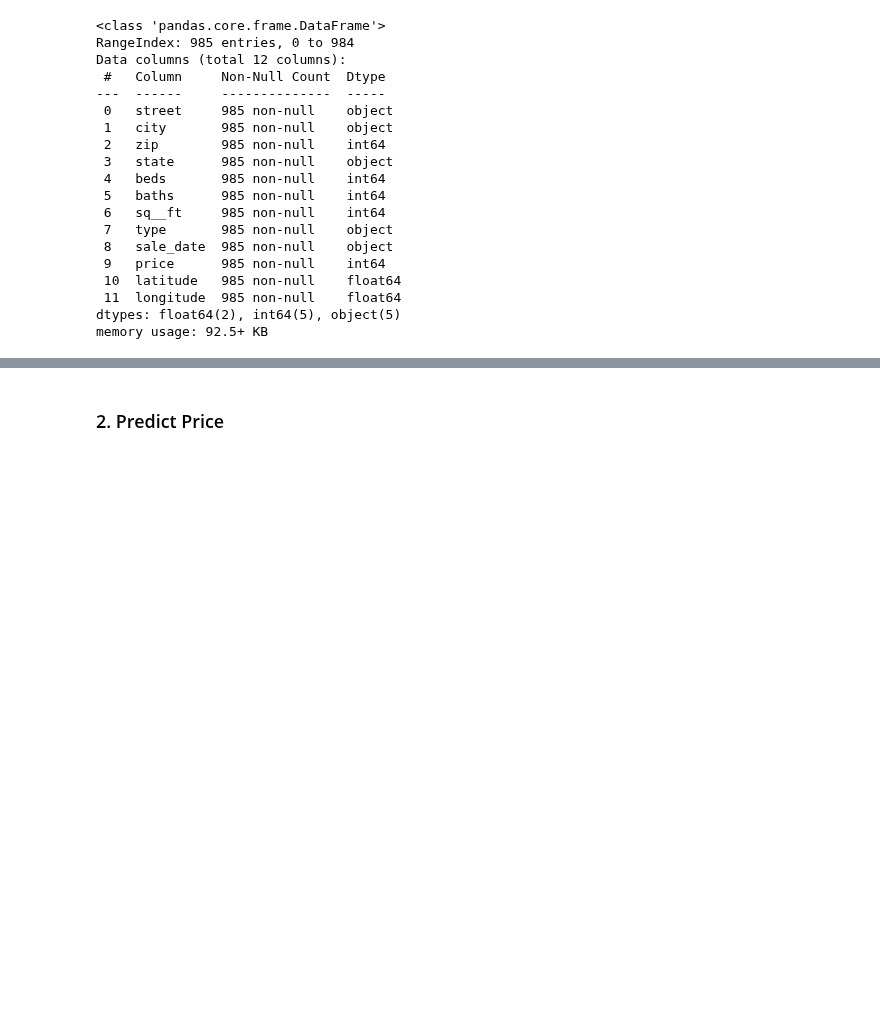
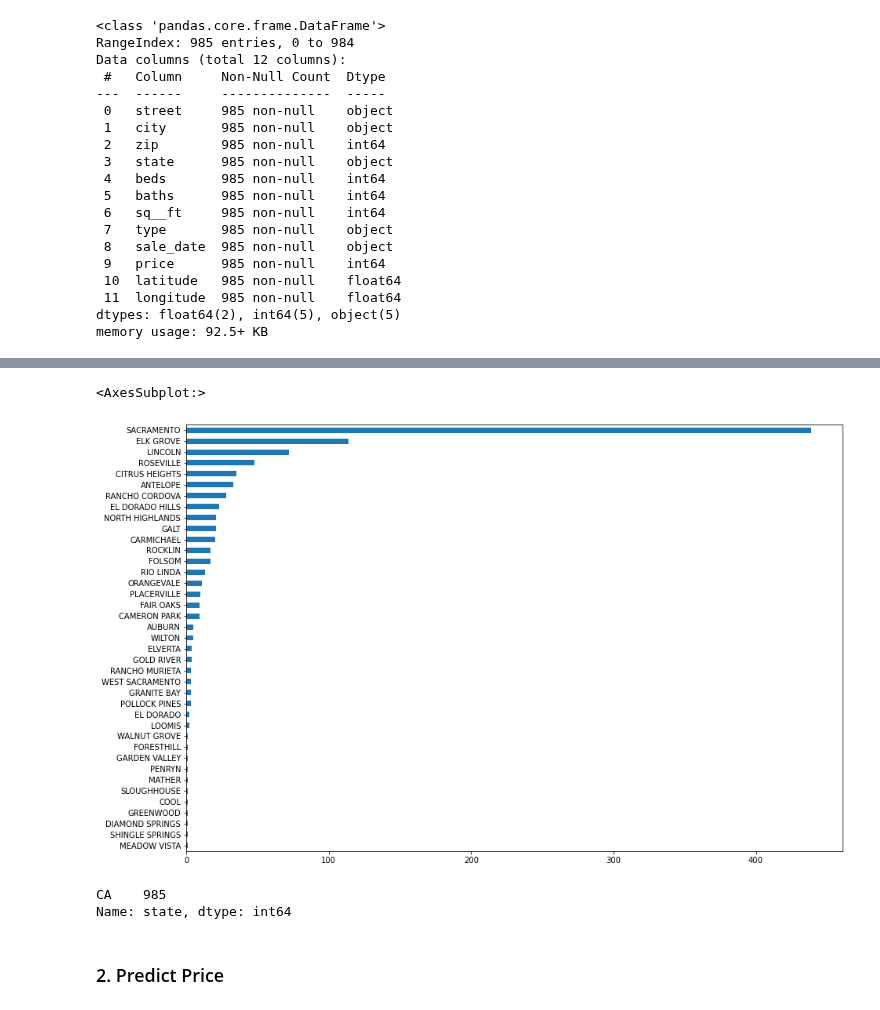
Before and after one commit to gentley99/IOD_2020_JIN, a Jupyter notebook: Homeworks/Mod 4/IOD_Lab 4.1.1 - Jin Homework.ipynb, the cells around one changed output, grey strips where cells are left out. Saved outputs shown, nothing was run; the diff lists cells and outputs as text; code cells hidden in the pictures; blank space fills up the shorter version.

```diff
--- a/Homeworks/Mod 4/IOD_Lab 4.1.1 - Jin Homework.ipynb
+++ b/Homeworks/Mod 4/IOD_Lab 4.1.1 - Jin Homework.ipynb
@@ -72,0 +113,5 @@ df.describe()
+# %%
+df['city'].value_counts().sort_values().plot(kind='barh', figsize=(15,10))
+# %% [output]
+<AxesSubplot:>
+[figure, added]
@@ -73,3 +121,8 @@ df.describe()
+# %%
+df['state'].value_counts()
+# %% [output]
+CA    985
+Name: state, dtype: int64
 # %% [markdown]
 ### 2. Predict Price
 # %% [markdown]
```
Also changed, not shown: parts of 17 cells of this notebook, 2 other files.
